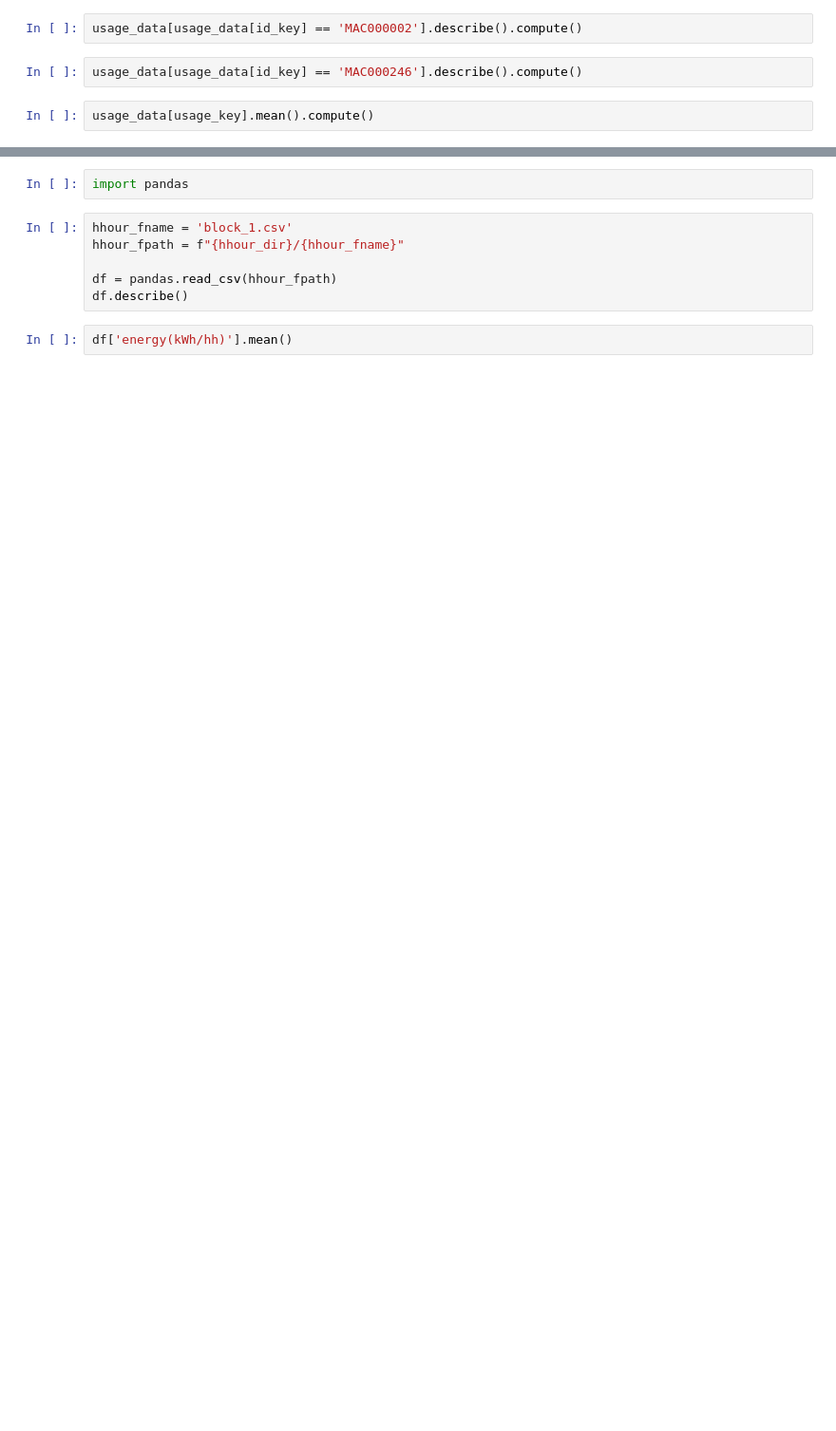
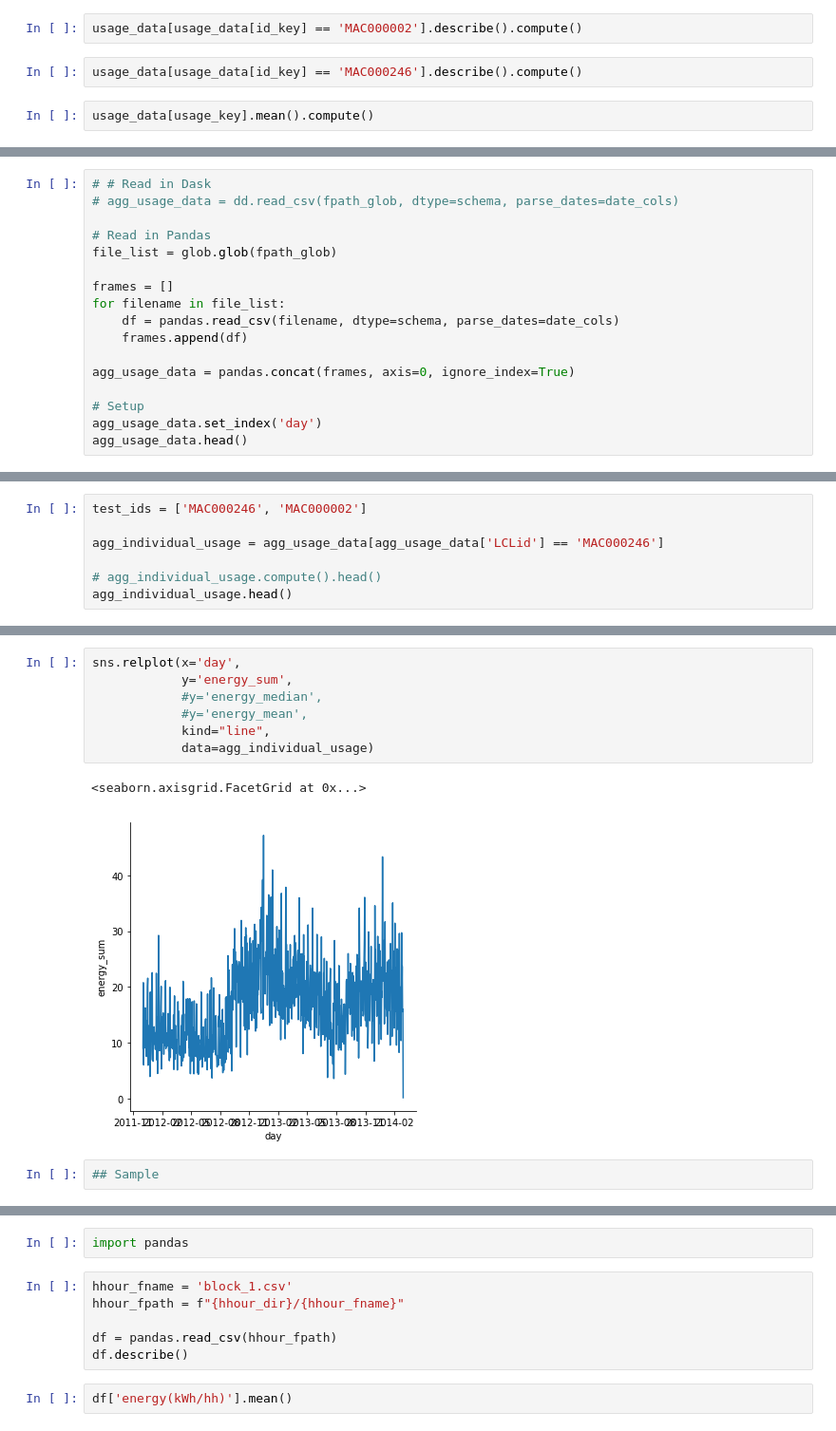
Before and after one commit to npendicott/london-forcast, a Jupyter notebook: modelng/exploratory_analysis.ipynb, the cells around one changed output, grey strips where cells are left out. Shown: that part at 95% size. Drawn from its saved outputs; the diff is of its cells as text; blank space fills up the shorter version.

Commit message:
Some analysis. Also, drop Dask for now. MAYBE worth it for summery stat regen.

```diff
--- a/modelng/exploratory_analysis.ipynb
+++ b/modelng/exploratory_analysis.ipynb
@@ -78,0 +186,17 @@ usage_data.groupby(id_key)[usage_key].mean().compute()
+# %%
+# # Read in Dask
+# agg_usage_data = dd.read_csv(fpath_glob, dtype=schema, parse_dates=date_cols)
+
+# Read in Pandas
+file_list = glob.glob(fpath_glob)
+
+frames = []
+for filename in file_list:
+    df = pandas.read_csv(filename, dtype=schema, parse_dates=date_cols)
+    frames.append(df)
+
+agg_usage_data = pandas.concat(frames, axis=0, ignore_index=True)
+
+# Setup
+agg_usage_data.set_index('day')
+agg_usage_data.head()
@@ -78,0 +233,7 @@ usage_data.groupby(id_key)[usage_key].mean().compute()
+# %%
+test_ids = ['MAC000246', 'MAC000002']
+
+agg_individual_usage = agg_usage_data[agg_usage_data['LCLid'] == 'MAC000246']
+
+# agg_individual_usage.compute().head()
+agg_individual_usage.head()
@@ -78,0 +247,12 @@ usage_data.groupby(id_key)[usage_key].mean().compute()
+# %%
+sns.relplot(x='day',
+            y='energy_sum',
+            #y='energy_median',
+            #y='energy_mean',
+            kind="line",
+            data=agg_individual_usage)
+# %% [output]
+<seaborn.axisgrid.FacetGrid at 0x...>
+[figure, added]
+# %%
+## Sample
```
Also changed, not shown: parts of 59 cells of this notebook.
